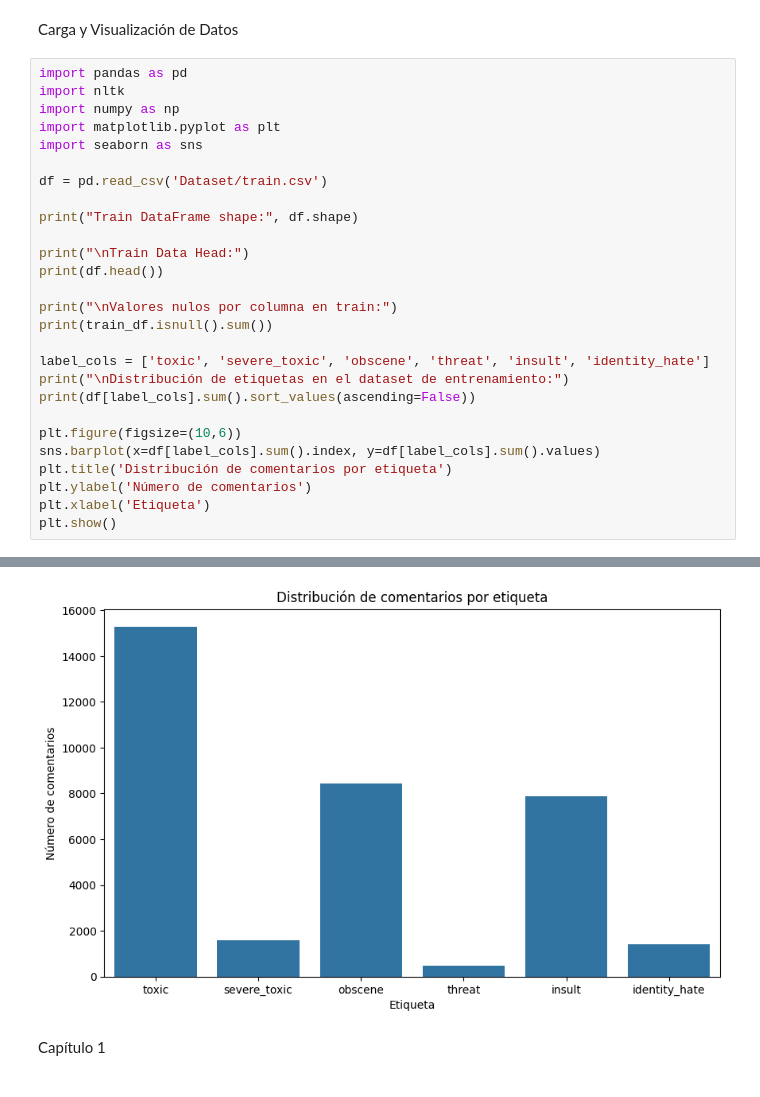
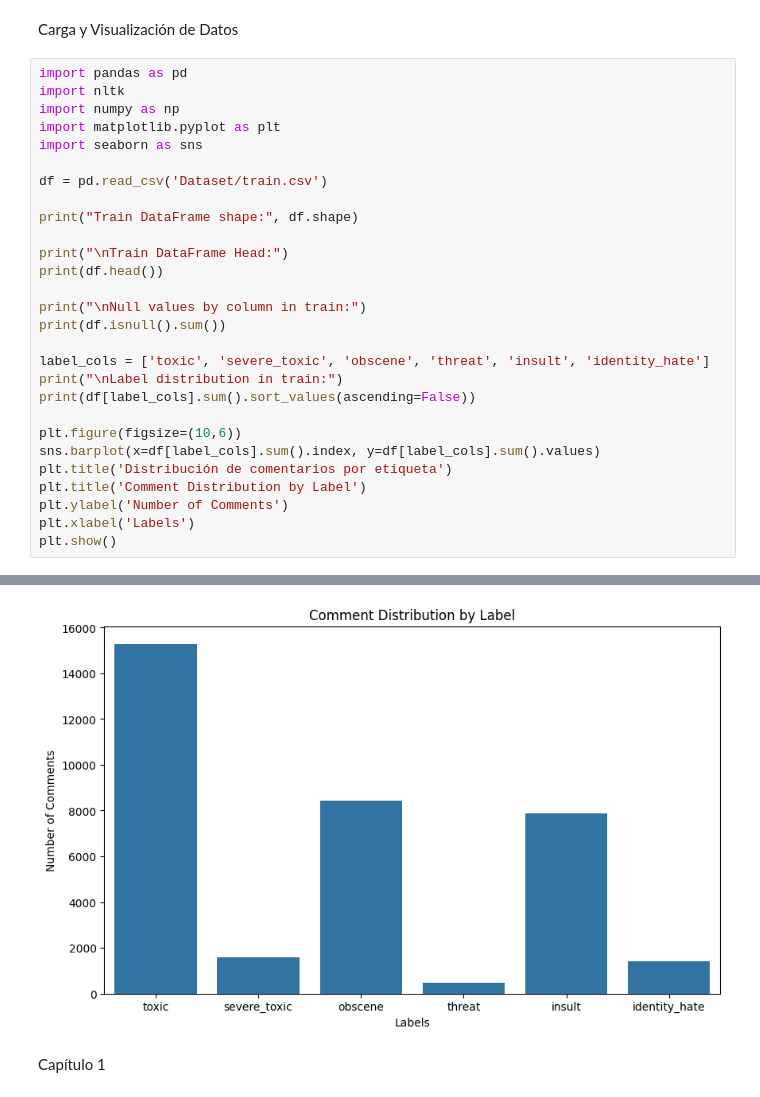
Before and after one commit to jgc103/NLP, a Jupyter notebook: Proyecto/Proyecto.ipynb, the cells around one changed output, grey strips where cells are left out. Saved outputs shown, nothing was run; the diff lists cells and outputs as text.

```diff
--- a/Proyecto/Proyecto.ipynb
+++ b/Proyecto/Proyecto.ipynb
@@ -11,21 +11,22 @@ df = pd.read_csv('Dataset/train.csv')
 
 print("Train DataFrame shape:", df.shape)
 
-print("\nTrain Data Head:")
+print("\nTrain DataFrame Head:")
 print(df.head())
 
-print("\nValores nulos por columna en train:")
-print(train_df.isnull().sum())
+print("\nNull values by column in train:")
+print(df.isnull().sum())
 
 label_cols = ['toxic', 'severe_toxic', 'obscene', 'threat', 'insult', 'identity_hate']
-print("\nDistribución de etiquetas en el dataset de entrenamiento:")
+print("\nLabel distribution in train:")
 print(df[label_cols].sum().sort_values(ascending=False))
 
 plt.figure(figsize=(10,6))
 sns.barplot(x=df[label_cols].sum().index, y=df[label_cols].sum().values)
 plt.title('Distribución de comentarios por etiqueta')
-plt.ylabel('Número de comentarios')
-plt.xlabel('Etiqueta')
+plt.title('Comment Distribution by Label')
+plt.ylabel('Number of Comments')
+plt.xlabel('Labels')
 plt.show()
 # %% [output]
 Train DataFrame shape: (159571, 8)
@@ -34,18 +35,18 @@ Train Data Head:
                  id                                       comment_text  toxic  \
 0  0000997932d777bf  Explanation\nWhy the edits made under my usern...      0
 1  000103f0d9cfb60f  D'aww! He matches this background colour I'm s...      0
 2  000113f07ec002fd  Hey man, I'm really not trying to edit war. It...      0
 3  0001b41b1c6bb37e  "\nMore\nI can't make any real suggestions on ...      0
 4  0001d958c54c6e35  You, sir, are my hero. Any chance you remember...      0
 
    severe_toxic  obscene  threat  insult  identity_hate
 0             0        0       0       0              0
 ... (20 lines left out)
 severe_toxic      1595
 identity_hate     1405
 threat             478
 dtype: int64
-[figure, old version]
+[figure, new version]
 # %% [markdown]
 Capítulo 1
 # %%
```
Also changed, not shown: parts of 20 cells of this notebook.
